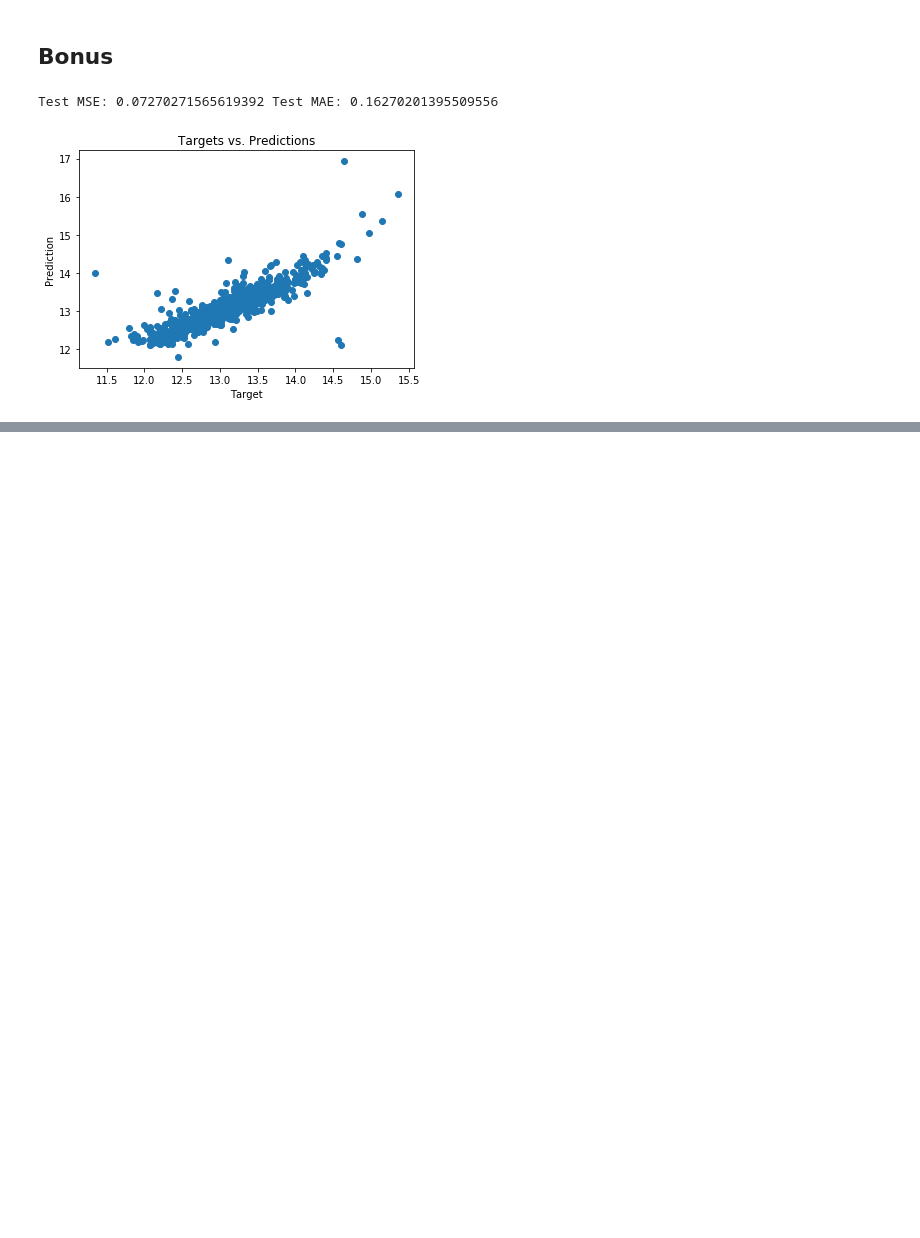
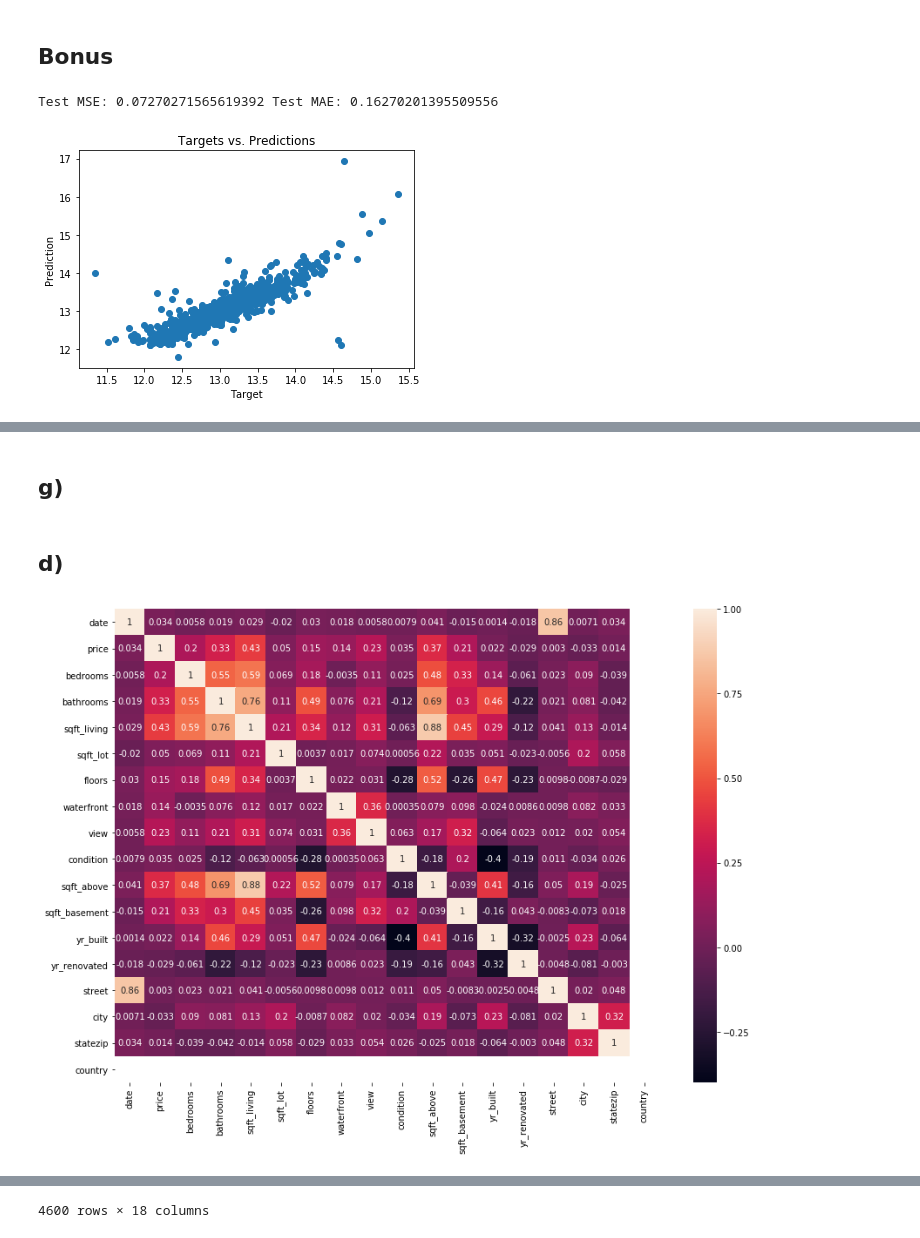
Before and after one commit to mohsenfayyaz/nn-course-ut, a Jupyter notebook: CA2_MLP/NN_HW2_MohsenFayyaz.ipynb, the cells around one changed output, grey strips where cells are left out. Cells and saved outputs as stored; diff of their text form; code cells hidden in the pictures; blank space fills up the shorter version.

```diff
--- a/CA2_MLP/NN_HW2_MohsenFayyaz.ipynb
+++ b/CA2_MLP/NN_HW2_MohsenFayyaz.ipynb
@@ -666,0 +823,21 @@ Test MSE: 0.07270271565619392 Test MAE: 0.16270201395509556
+# %% [markdown]
+## g)
+# %% [markdown]
+## d)
+# %%
+df = pd.read_csv('data.csv')
+CAT_COLS = ["date", "street", "city", "statezip", "country"]
+for cat_col in CAT_COLS:
+    df[cat_col] = pd.factorize(df[cat_col])[0]
+df = (df-df.mean()) / df.std()
+
+corr = df.corr()
+f, ax = plt.subplots(figsize=(14, 10))
+ax = sns.heatmap(corr, annot=True)
+bottom, top = ax.get_ylim()
+ax.set_ylim(bottom + 0.5, top - 0.5)
+plt.show()
+
+df
+# %% [output]
+[figure, added]
@@ -666,0 +856 @@ Test MSE: 0.07270271565619392 Test MAE: 0.16270201395509556
+4600 rows × 18 columns
```
Also changed, not shown: parts of 13 cells of this notebook.
